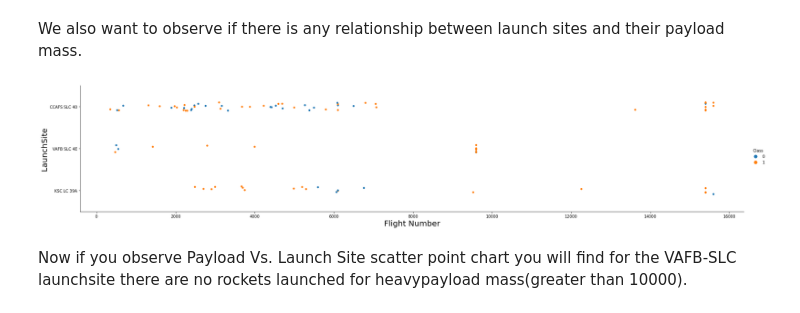
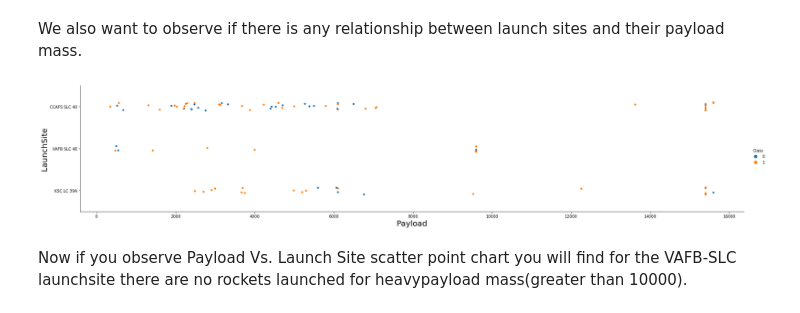
Before and after one commit to bvarsh/IBM-DS-Capstone-project, a Jupyter notebook: jupyter-labs-eda-dataviz.ipynb, the cells around one changed output. Saved outputs shown, nothing was run; the diff lists cells and outputs as text; code cells hidden in the pictures.

```diff
--- a/jupyter-labs-eda-dataviz.ipynb
+++ b/jupyter-labs-eda-dataviz.ipynb
@@ -97,11 +97,11 @@ We also want to observe if there is any relationship between launch sites and th
 # %%
 # Plot a scatter point chart with x axis to be Pay Load Mass (kg) and y axis to be the launch site, and hue to be the class value
 sns.catplot(y="LaunchSite", x="PayloadMass", hue="Class", data=df, aspect = 5)
-plt.xlabel("Flight Number",fontsize=20)
+plt.xlabel("Payload",fontsize=20)
 plt.ylabel("LaunchSite",fontsize=20)
 plt.show()
 # %% [output]
-[figure, old version]
+[figure, new version]
 # %% [markdown]
 Now if you observe Payload Vs. Launch Site scatter point chart you will find for the VAFB-SLC  launchsite there are no  rockets  launched for  heavypayload mass(greater than 10000).
 # %% [markdown]
```
Also changed, not shown: parts of 1 cell of this notebook.
